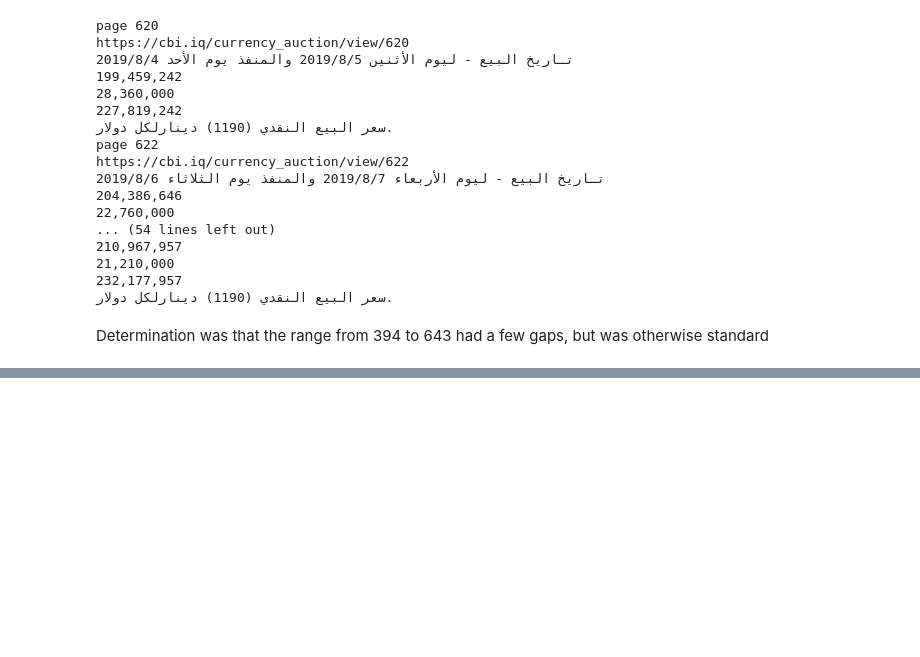
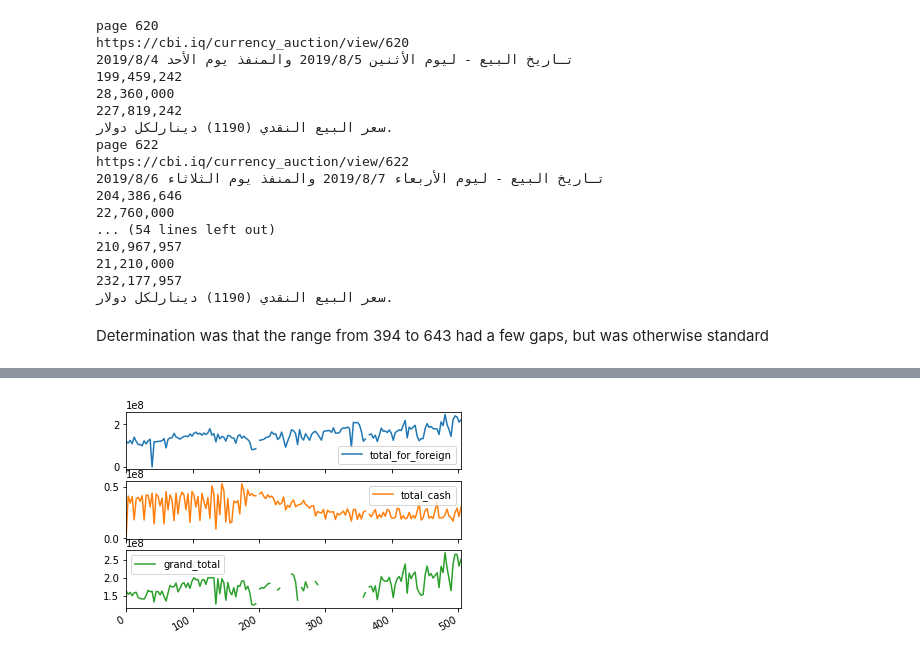
Before and after one commit to mpky/CBI_Project, a Jupyter notebook: CBI_Project.ipynb, the cells around one changed output, grey strips where cells are left out. Drawn from its saved outputs; the diff is of its cells as text; code cells hidden in the pictures; blank space fills up the shorter version.

Commit message:
update notebook with second range scraped and cleaned and a start made on graphing the data

```diff
--- a/CBI_Project.ipynb
+++ b/CBI_Project.ipynb
@@ -355,0 +406,3 @@ Determination was that the range from 394 to 643 had a few gaps, but was otherwi
+# %%
+range1_df = pd.read_csv('range1_cleaned.csv')
+range2_df = pd.read_csv('range2_cleaned.csv')
@@ -355,0 +440,2 @@ Determination was that the range from 394 to 643 had a few gaps, but was otherwi
+# %%
+combined_df = range1_df.append(range2_df,ignore_index=True)
@@ -355,0 +462,5 @@ Determination was that the range from 394 to 643 had a few gaps, but was otherwi
+# %%
+combined_df[['total_for_foreign','total_cash','grand_total']][::3].plot(subplots=True)
+plt.show()
+# %% [output]
+[figure, added]
```
Also changed, not shown: parts of 31 cells of this notebook.
